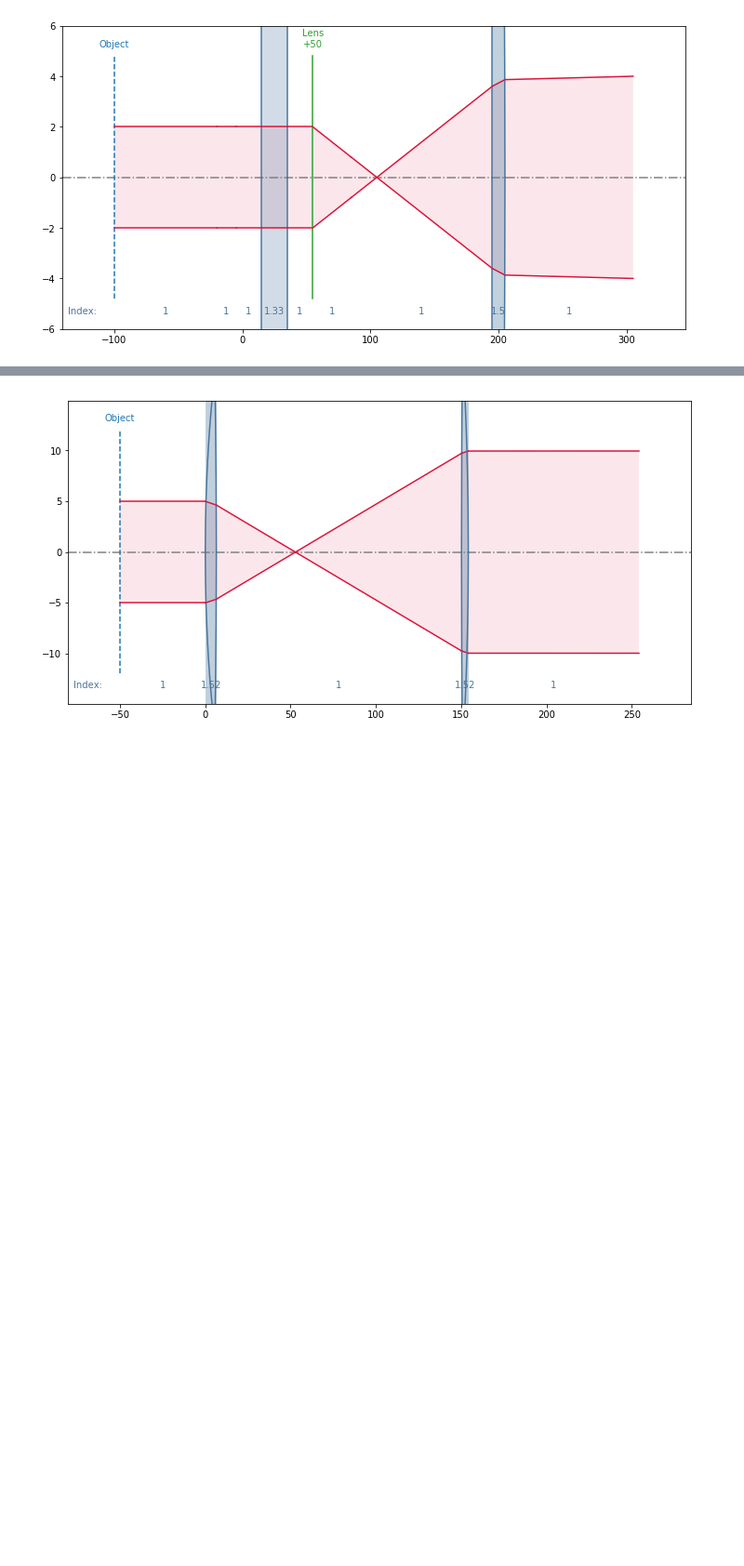
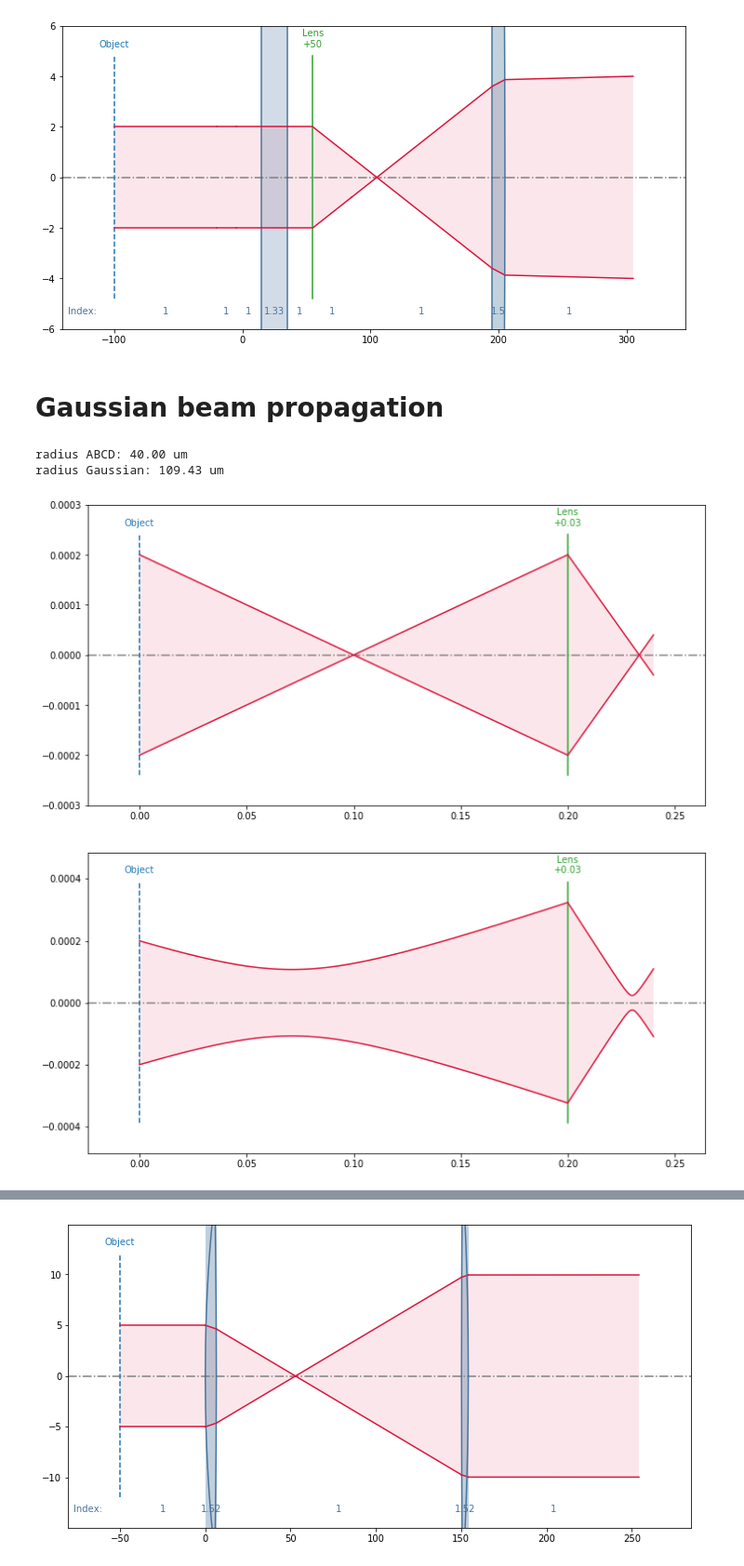
Before and after one commit to VincentLeroux/Laser, a Jupyter notebook: abcd_example.ipynb, the cells around one changed output, grey strips where cells are left out. Shown at 93% size. Cells and saved outputs as stored; diff of their text form; code cells hidden in the pictures; blank space fills up the shorter version.

Commit message:
Add Gaussina beam to abcd module

```diff
--- a/abcd_example.ipynb
+++ b/abcd_example.ipynb
@@ -56,3 +60,25 @@ bp.plot()
 # %% [output]
 [figure]
 [figure]
+# %% [markdown]
+# Gaussian beam propagation
+# %%
+bp_abcd = Beampath(radius=0.2e-3,  angle=-0.002)
+bp_abcd.add_freespace(0.2)
+bp_abcd.add_thinlens(0.025)
+bp_abcd.add_freespace(0.04)
+bp_abcd.plot()
+
+bp_gauss = GaussianBeampath(radius=bp_abcd.radius[0],  angle=bp_abcd.angle[0], wavelength = 800e-9)
+bp_gauss.add_freespace(0.2)
+bp_gauss.add_thinlens(0.025)
+bp_gauss.add_freespace(0.04)
+bp_gauss.plot()
+
+print('radius ABCD: %.2f um' % np.abs(1e6*bp_abcd.radius[-1]))
+print('radius Gaussian: %.2f um' % (1e6*bp_gauss.radius[-1]))
+# %% [output]
+radius ABCD: 40.00 um
+radius Gaussian: 109.43 um
+[figure, added]
+[figure, added]
```
Also changed, not shown: parts of 6 cells of this notebook, 1 other file.
